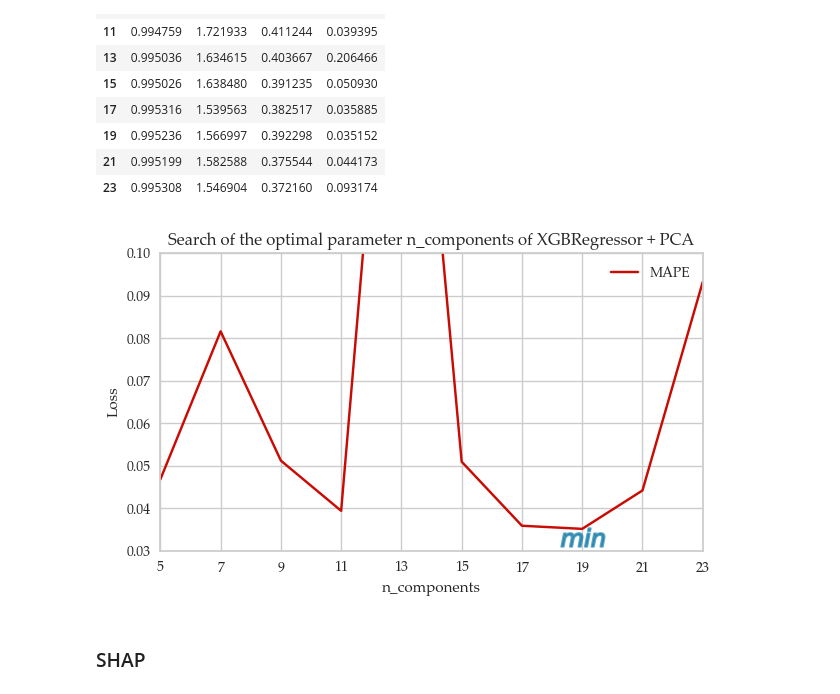
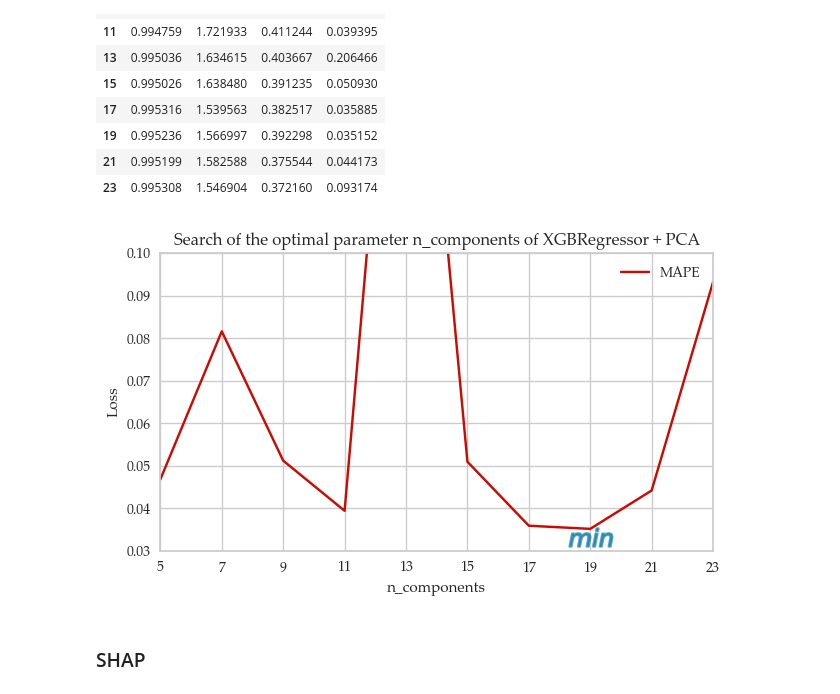
Before and after one commit to caapel/SOFC, a Jupyter notebook: SOFC_analisys.ipynb, the cells around one changed output. Cells and saved outputs as stored; diff of their text form; code cells hidden in the pictures.

```diff
--- a/SOFC_analisys.ipynb
+++ b/SOFC_analisys.ipynb
@@ -535,30 +534,28 @@ df_PCA_XGB_search
 | 23 | 0.995308 | 1.546904 | 0.372160 | 0.093174 |
 # %%
 # plot search of the optimal parameter n_components of PCA
-plt.figure(figsize=(12, 4))
-plt.subplot(1, 2, 2)
-#plt.plot(df_PCA_XGB_search.index, df_PCA_XGB_search.MAE, 'b', label='MAE')
+plt.figure(figsize=(6.5, 4))
 plt.plot(df_PCA_XGB_search.index, df_PCA_XGB_search.MAPE, 'r', label='MAPE')
 plt.xlabel('n_components')
 plt.xlim(left=5, right=23)
 plt.xticks(ticks=np.arange(5, X_train.shape[1], step=2))
 plt.ylabel('Loss')
 plt.ylim(0.03, 0.1)
 plt.legend()
 plt.title('Search of the optimal parameter n_components of XGBRegressor + PCA')
 
 plt.scatter(df_PCA_XGB_search.MAPE.idxmin(),
             df_PCA_XGB_search.MAPE.min()-0.002,
             linewidth=1.5,
             marker='$min$',
             alpha=0.6,
             s=1000)
 
 plt.tight_layout()
 plt.savefig('pictures/PCA_XGB_search.png', dpi = 300, transparent = True)
 plt.show()
 # %% [output]
-[figure, old version]
+[figure, new version]
 # %% [markdown]
 ### SHAP
 # %%
```
Also changed, not shown: parts of 30 cells of this notebook, 1 other file.
